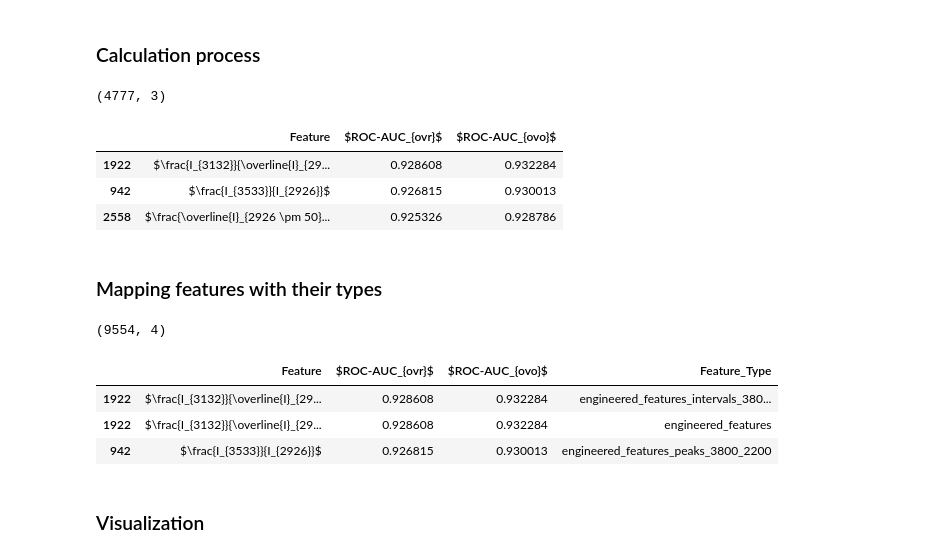
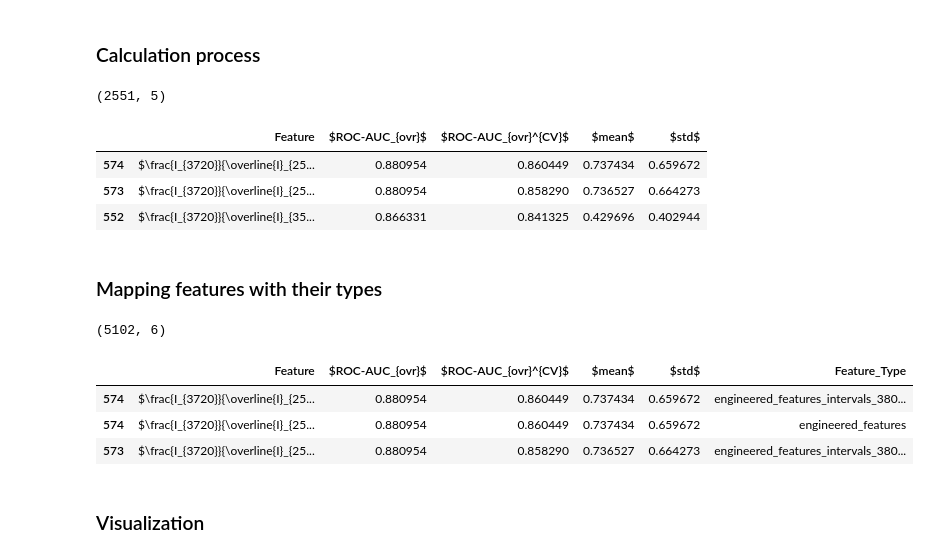
Before and after one commit to Fltvv/go-ftir-sfa, a Jupyter notebook: code/04b_modeling_dt.ipynb, the cells around one changed output. Saved outputs shown, nothing was run; the diff lists cells and outputs as text; code cells hidden in the pictures.

```diff
--- a/code/04b_modeling_dt.ipynb
+++ b/code/04b_modeling_dt.ipynb
@@ -88,7 +107,7 @@ samples_description.head(3)
 ## Base parameters
 # %%
 hue = samples_description['Fraction_grouped_hue'].tolist()
-target = samples_description['Class'].tolist()
+target = samples_description['Class']
 # %%
 type_color_dict = {
     '$0< d \leq 2$': '#2166AC',
@@ -138,51 +239,62 @@ def evaluate_single_feature(feature, features_df, target):
+# %%
+tree_params = {
+    'max_depth': 2,
+    'min_samples_split': 8,
+    'min_samples_leaf': 4,
+    'max_features': int(np.log(len(features_df.columns))),
+    'criterion': 'entropy'
+}
 # %%
 features_list = features_df.columns.tolist()
 
-with tqdm_joblib(desc='Calculation progress', total=len(features_list)) as progress_bar:
-    results = Parallel(
-        n_jobs=-1,
-        backend='loky'
-    )(
-        delayed(evaluate_single_feature)(feature, features_df, target)
+with tqdm_joblib(desc='Calculation progress', total=len(features_list)):
+    results = Parallel(n_jobs=-1, backend='loky')(
+        delayed(of_analysis)(
+            feature,
+            features_df,
+            target,
+            n_splits=5,
+            tree_params=tree_params
+        )
         for feature in features_list
     )
 # %%
-df_metrics = pd.DataFrame(results)
+of_metrics_df = pd.DataFrame(results)
 
-df_metrics = df_metrics.sort_values(by=['$ROC-AUC_{ovr}$', '$ROC-AUC_{ovo}$'], ascending=[False, False])
+of_metrics_df = of_metrics_df.sort_values(by=['$ROC-AUC_{ovr}^{CV}$', '$ROC-AUC_{ovr}$'], ascending=[False, False])
 
-print(df_metrics.shape)
-df_metrics.head(3)
+print(of_metrics_df.shape)
+of_metrics_df.head(3)
 # %% [output]
-(4777, 3)
+(2551, 5)
-|  | Feature | $ROC-AUC_{ovr}$ | $ROC-AUC_{ovo}$ |
-| 1922 | $\frac{I_{3132}}{\overline{I}_{29... | 0.928608 | 0.932284 |
-| 942 | $\frac{I_{3533}}{I_{2926}}$ | 0.926815 | 0.930013 |
-| 2558 | $\frac{\overline{I}_{2926 \pm 50}... | 0.925326 | 0.928786 |
+|  | Feature | $ROC-AUC_{ovr}$ | $ROC-AUC_{ovr}^{CV}$ | $mean$ | $std$ |
+| 574 | $\frac{I_{3720}}{\overline{I}_{25... | 0.880954 | 0.860449 | 0.737434 | 0.659672 |
+| 573 | $\frac{I_{3720}}{\overline{I}_{25... | 0.880954 | 0.858290 | 0.736527 | 0.664273 |
+| 552 | $\frac{I_{3720}}{\overline{I}_{35... | 0.866331 | 0.841325 | 0.429696 | 0.402944 |
 # %% [markdown]
 ### Mapping features with their types
 # %%
 rows = []
 
-for _, row in df_metrics.iterrows():
+for _, row in of_metrics_df.iterrows():
     feature = row['Feature']
     feature_types = feature_to_types.get(feature, [])
 
     for feature_type in feature_types:
         row_copy = row.copy()
         row_copy['Feature_Type'] = feature_type
         rows.append(row_copy)
 
-df_metrics_expanded = pd.DataFrame(rows)
+of_metrics_expanded_df = pd.DataFrame(rows)
 
-print(df_metrics_expanded.shape)
-df_metrics_expanded.head(3)
+print(of_metrics_expanded_df.shape)
+of_metrics_expanded_df.head(3)
 # %% [output]
-(9554, 4)
+(5102, 6)
-|  | Feature | $ROC-AUC_{ovr}$ | $ROC-AUC_{ovo}$ | Feature_Type |
-| 1922 | $\frac{I_{3132}}{\overline{I}_{29... | 0.928608 | 0.932284 | engineered_features_intervals_380... |
-| 1922 | $\frac{I_{3132}}{\overline{I}_{29... | 0.928608 | 0.932284 | engineered_features |
-| 942 | $\frac{I_{3533}}{I_{2926}}$ | 0.926815 | 0.930013 | engineered_features_peaks_3800_2200 |
+|  | Feature | $ROC-AUC_{ovr}$ | $ROC-AUC_{ovr}^{CV}$ | $mean$ | $std$ | Feature_Type |
+| 574 | $\frac{I_{3720}}{\overline{I}_{25... | 0.880954 | 0.860449 | 0.737434 | 0.659672 | engineered_features_intervals_380... |
+| 574 | $\frac{I_{3720}}{\overline{I}_{25... | 0.880954 | 0.860449 | 0.737434 | 0.659672 | engineered_features |
+| 573 | $\frac{I_{3720}}{\overline{I}_{25... | 0.880954 | 0.858290 | 0.736527 | 0.664273 | engineered_features_intervals_380... |
 # %% [markdown]
 ### Visualization
 # %%
```
Also changed, not shown: parts of 112 cells of this notebook, 12 other files.
